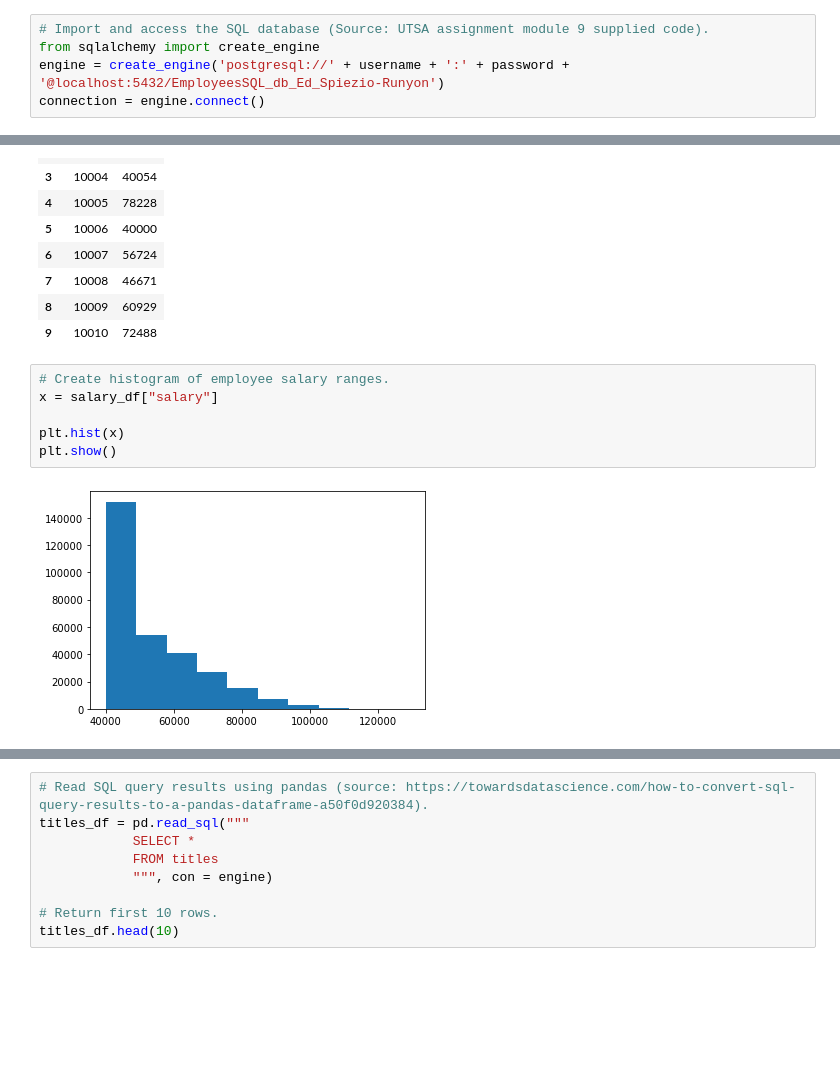
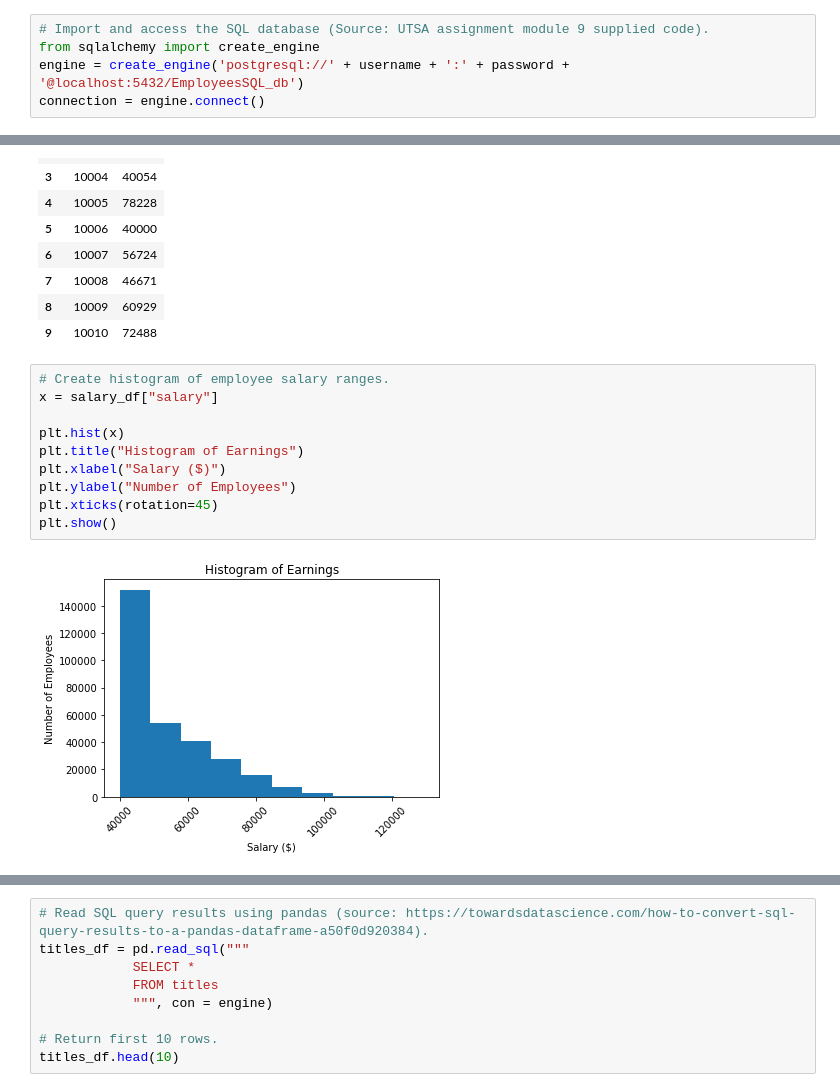
Before and after one commit to EdSpiezio-Runyon/UTSA_09_SQL-Challenge, a Jupyter notebook: Pewlett-Hackard_analysis_Ed_Spiezio-Runyon.ipynb, the cells around one changed output, grey strips where cells are left out. Cells and saved outputs as stored; diff of their text form; blank space fills up the shorter version.

```diff
--- a/Pewlett-Hackard_analysis_Ed_Spiezio-Runyon.ipynb
+++ b/Pewlett-Hackard_analysis_Ed_Spiezio-Runyon.ipynb
@@ -12,7 +12,7 @@ from password import (username, password)
 # %%
 # Import and access the SQL database (Source: UTSA assignment module 9 supplied code).
 from sqlalchemy import create_engine
-engine = create_engine('postgresql://' + username + ':' + password + '@localhost:5432/EmployeesSQL_db_Ed_Spiezio-Runyon')
+engine = create_engine('postgresql://' + username + ':' + password + '@localhost:5432/EmployeesSQL_db')
 connection = engine.connect()
 # %%
 # Read SQL query results using pandas (source: https://towardsdatascience.com/how-to-convert-sql-query-results-to-a-pandas-dataframe-a50f0d920384).
@@ -38,8 +38,12 @@ salary_df.head(10)
 # %%
 # Create histogram of employee salary ranges.
 x = salary_df["salary"]
 
 plt.hist(x)
+plt.title("Histogram of Earnings")
+plt.xlabel("Salary ($)")
+plt.ylabel("Number of Employees")
+plt.xticks(rotation=45)
 plt.show()
 # %% [output]
-[figure, old version]
+[figure, new version]
```
Also changed, not shown: parts of 4 cells of this notebook, 4 other files.
